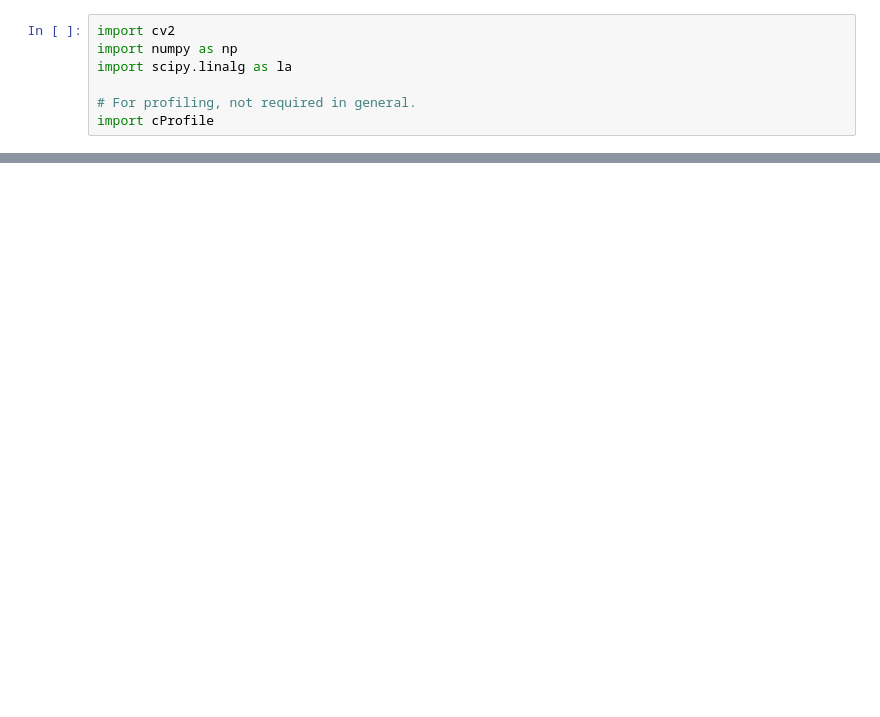
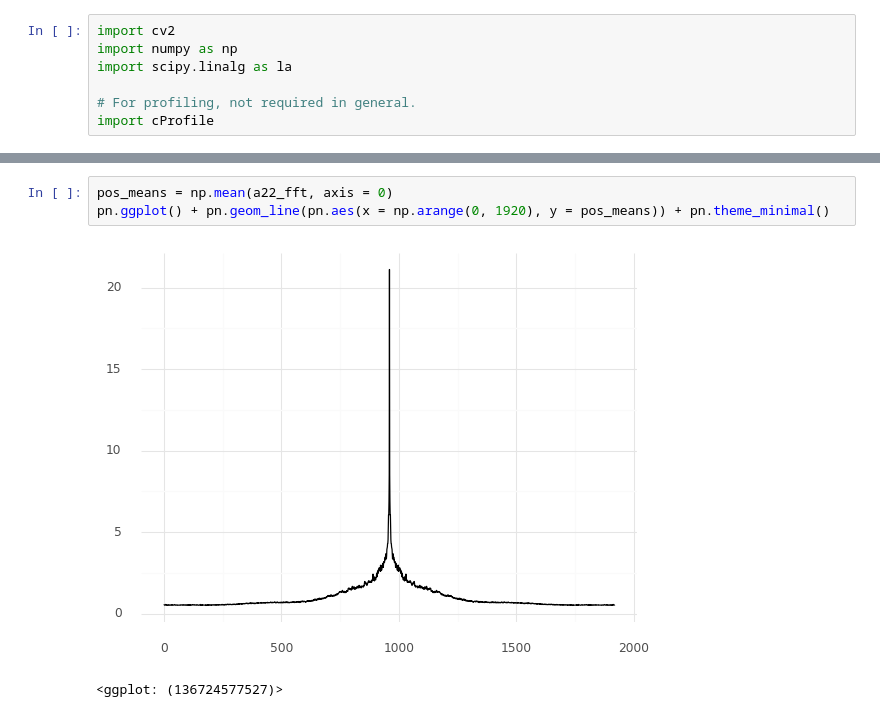
Before and after one commit to play4honor/Cut-Detection, a Jupyter notebook: video_handling_test.ipynb, the cells around one changed output, grey strips where cells are left out. Cells and saved outputs as stored; diff of their text form; blank space fills up the shorter version.

```diff
--- a/video_handling_test.ipynb
+++ b/video_handling_test.ipynb
@@ -60,0 +45,6 @@ cProfile.run('find_cuts("video/2021-09-16_16-16-44.mp4", stride=50)')
+# %%
+pos_means = np.mean(a22_fft, axis = 0)
+pn.ggplot() + pn.geom_line(pn.aes(x = np.arange(0, 1920), y = pos_means)) + pn.theme_minimal()
+# %% [output]
+[figure, added]
+<ggplot: (136724577527)>
```
Also changed, not shown: parts of 17 cells of this notebook, 2 other files.
